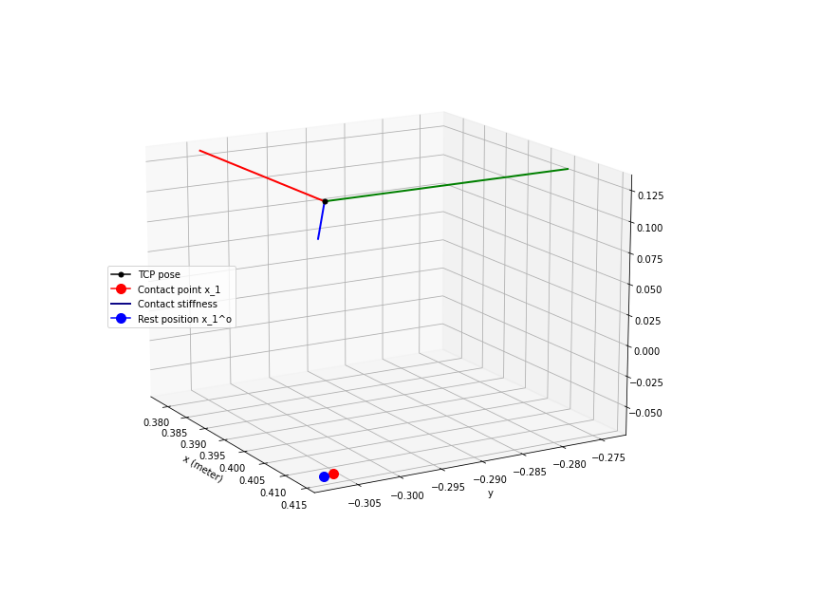
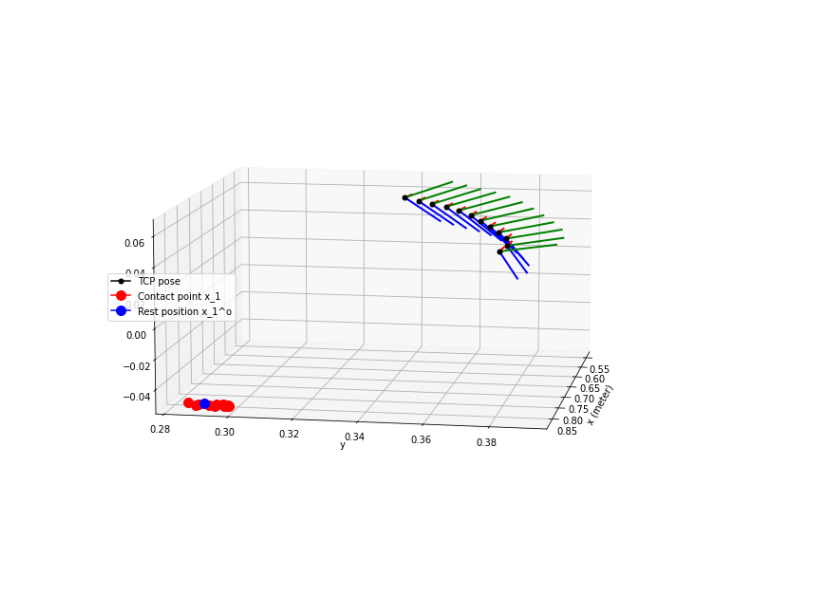
Before and after one commit to khaninger/full-state-estimator, a Jupyter notebook: pickle_plot.ipynb, the cells around one changed output. Cells and saved outputs as stored; diff of their text form; code cells hidden in the pictures.

```diff
--- a/pickle_plot.ipynb
+++ b/pickle_plot.ipynb
@@ -7,12 +7,13 @@ plt_dpi = 200
 # %%
 # Plotting the estimated force, observer force, measured force
 
-traj = 'data/ur_vertical_3_stiff.pkl' # estimating stiffness online
+#traj = 'data/ur_vertical_3_stiff.pkl' # estimating stiffness online
+traj = 'data/ur_rotate_stiff_2.pkl'
 with open(traj, 'rb') as f:
     states, _, _, _, stiff, _, f_ee_obs_stiff, f_ee, true_pos, true_vel = pickle.load(f)
 
 #traj = 'data/ur_vertical_3_offline.pkl' # all fit parameters
-traj = 'data/ur_vertical_3.pkl' # all fit parameters
+#traj = 'data/ur_vertical_3.pkl' # all fit parameters
 with open(traj, 'rb') as f:
     _, _, _, _, _, f_ee_mo, f_ee_obs_off, f_ee, _, _ = pickle.load(f)
 
@@ -173,21 +166,22 @@ To use the future default and silence this warning we advise to pass `rcond=None
 # Plotting the positoin and orientation of the robot and the estimated contact point
 #%matplotlib
 #traj = 'data/racer_rotate_long_4.pkl'
-traj = 'data/ur_vertical_1.pkl'
+traj = 'data/ur_rotate_stiff_1.pkl'
 
 rest_pos = rospy.get_param('contact_1_rest', [0.0, 0.0, 0.0])
 #stiff = rospy.get_param('contact_1_stiff', [0.0, 0.0, 0.0])
-scale = 0.03
-scales = 5e-3#3e-6
+scale = 0.02
+scales = 1e-4#3e-6
 
 fig = plt.figure(figsize=(8,8))
 ax = fig.add_subplot(projection="3d")
+ax.set_box_aspect(aspect = (2,2,1))
 with open(traj, 'rb') as f:
-    _, _, x_is, x_ees, stiffs = pickle.load(f)
+    _, _, x_is, x_ees, stiffs = pickle.load(f)[:5]
 
 num_pts = x_is.shape[1]
 pos_last = x_ees[0][0]
-min_dist = 0.008
+min_dist = 0.005
 cmap = plt.get_cmap('plasma')
 for i, (xi, xee, stiff) in enumerate(zip(x_is.T, x_ees, stiffs.T)):
     p = np.array(xee[0]).flatten()
@@ -196,38 +190,39 @@ for i, (xi, xee, stiff) in enumerate(zip(x_is.T, x_ees, stiffs.T)):
         continue
     else:
         pos_last = p
     x = np.array(o[0,:])
     y = np.array(o[1,:])
     z = np.array(o[2,:])
     xs = o@stiff
 
     ax.plot([p[0], p[0]+scale*x[0]],
             [p[1], p[1]+scale*x[1]],
             [p[2], p[2]+scale*x[2]],
             'r', linewidth=2)
     ax.plot([p[0], p[0]+scale*y[0]],
             [p[1], p[1]+scale*y[1]],
             [p[2], p[2]+scale*y[2]],
             'g', linewidth=2)
     ax.plot([p[0], p[0]+scale*z[0]],
             [p[1], p[1]+scale*z[1]],
             [p[2], p[2]+scale*z[2]],
             'b', linewidth=2)
-    h_cs = ax.plot([xi[0], xi[0]-scales*xs[0]],
-            [xi[1], xi[1]-scales*xs[1]],
-            [xi[2], xi[2]-scales*xs[2]],
-            color = cmap(float(i)/num_pts), linewidth=2)[0]
+    #h_cs = ax.plot([xi[0], xi[0]-scales*xs[0]],
+    #        [xi[1], xi[1]-scales*xs[1]],
+    #        [xi[2], xi[2]-scales*xs[2]],
+    #        color = cmap(float(i)/num_pts), linewidth=2)[0]
     h_ee = ax.plot(p[0], p[1], p[2], c = 'k', marker = 'o', ms = 5, label='TCP')[0]
 
     h_c1 = ax.plot(xi[0], xi[1], xi[2], c = 'r', marker = 'o', ms = 10, label='Estimated contact')[0]
 h_rp1 = ax.plot(rest_pos[0], rest_pos[1], rest_pos[2], c= 'b',  marker = 'o', ms = 10, label='Estimated rest position')[0]
 plt.tight_layout()
 plt.xlabel('x (meter)')
 plt.ylabel('y')
-ax.view_init(elev=15., azim=-30.)
-plt.legend(handles=[h_ee, h_c1, h_cs, h_rp1],labels=['TCP pose', 'Contact point x_1', 'Contact stiffness', 'Rest position x_1^o'], loc='center left')
+ax.view_init(elev= 10., azim=10.)
+plt.legend(handles=[h_ee, h_c1, h_rp1],labels=['TCP pose', 'Contact point x_1', 'Rest position x_1^o'], loc='center left')
 plt.subplots_adjust(left=-0.11, right=1.11, bottom=0.0, top=1)
-plt.savefig('online_stiff_long.pdf')
+
+plt.savefig('figs/offline_center.pdf')
 plt.show()
 # %% [output]
-[figure, old version]
+[figure, new version]
```
Also changed, not shown: parts of 6 cells of this notebook, 19 other files.
